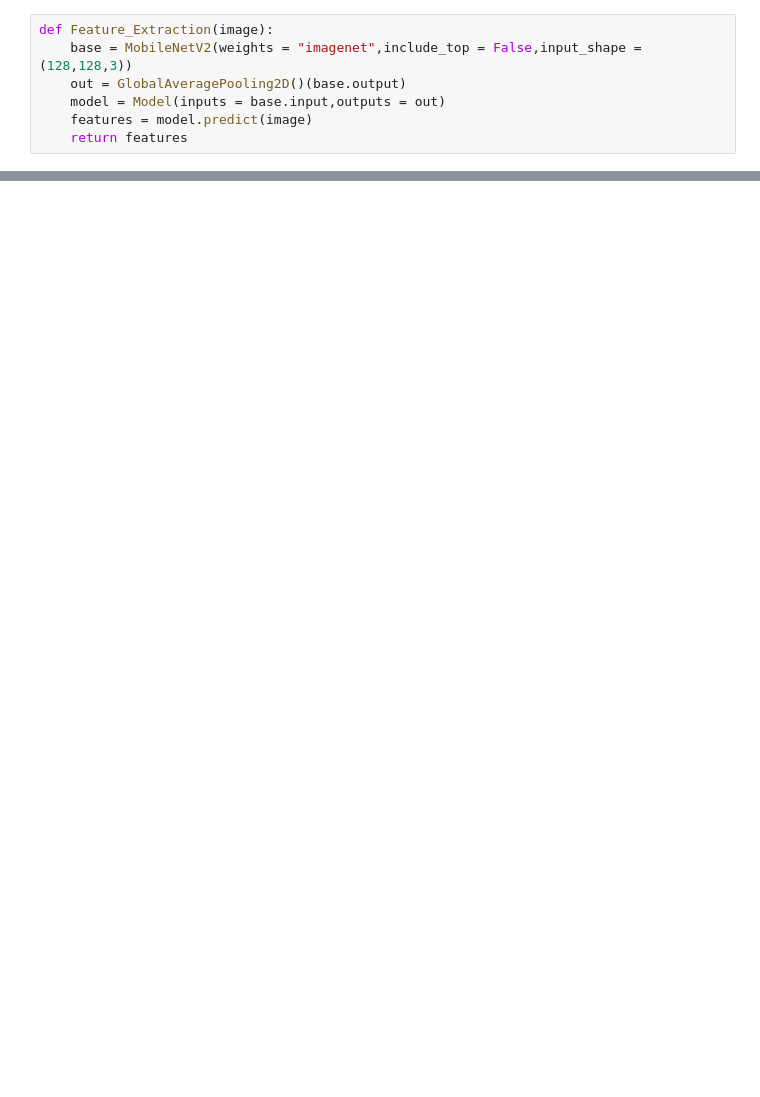
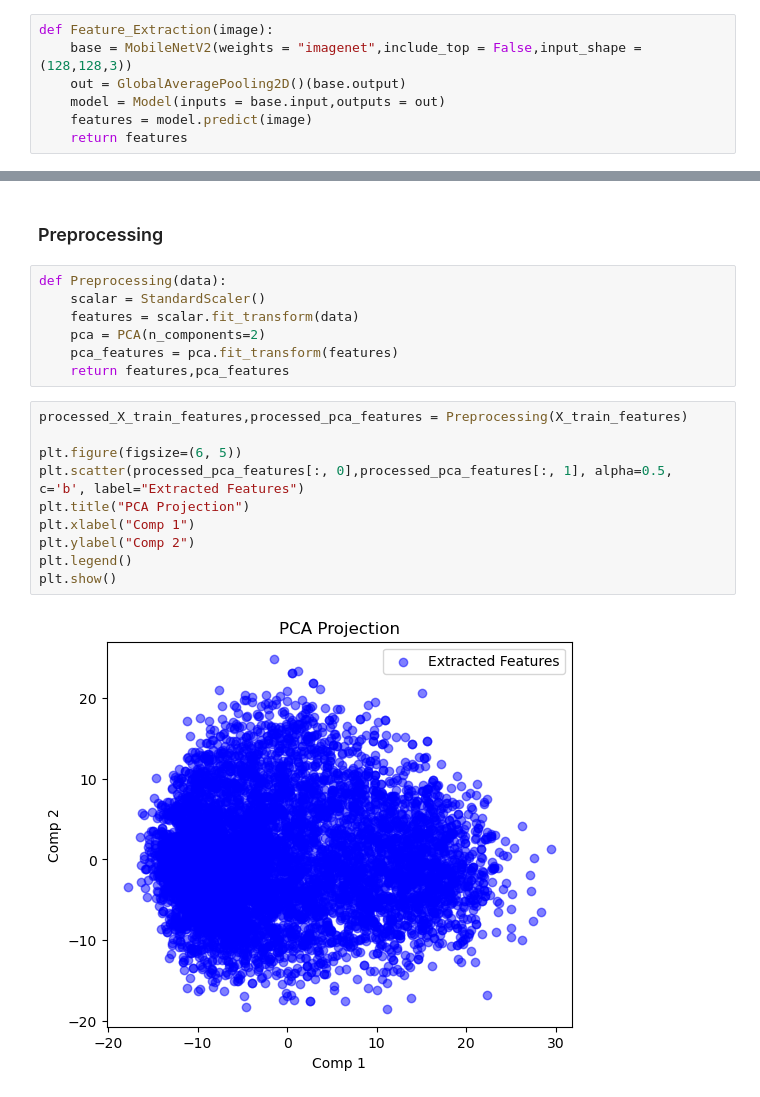
Before and after one commit to vishal-adithya/FacePointX, a Jupyter notebook: main.ipynb, the cells around one changed output, grey strips where cells are left out. Cells and saved outputs as stored; diff of their text form; blank space fills up the shorter version.

Commit message:
Added function for preprocessing steps

```diff
--- a/main.ipynb
+++ b/main.ipynb
@@ -92,0 +105,21 @@ print(X_train_features)
+# %% [markdown]
+### Preprocessing
+# %%
+def Preprocessing(data):
+    scalar = StandardScaler()
+    features = scalar.fit_transform(data)
+    pca = PCA(n_components=2)
+    pca_features = pca.fit_transform(features)
+    return features,pca_features
+# %%
+processed_X_train_features,processed_pca_features = Preprocessing(X_train_features)
+
+plt.figure(figsize=(6, 5))
+plt.scatter(processed_pca_features[:, 0],processed_pca_features[:, 1], alpha=0.5, c='b', label="Extracted Features")
+plt.title("PCA Projection")
+plt.xlabel("Comp 1")
+plt.ylabel("Comp 2")
+plt.legend()
+plt.show()
+# %% [output]
+[figure, added]
```
Also changed, not shown: parts of 6 cells of this notebook.
